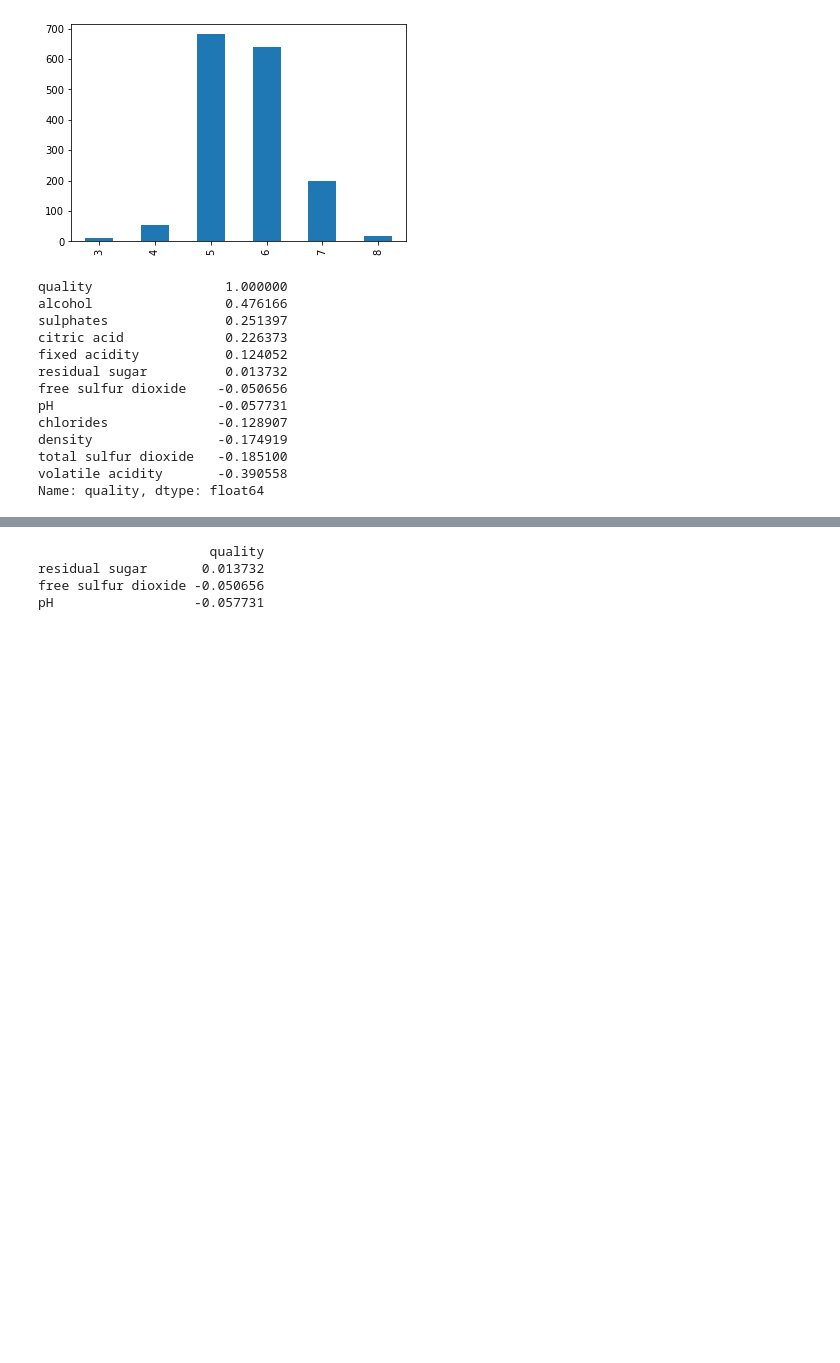
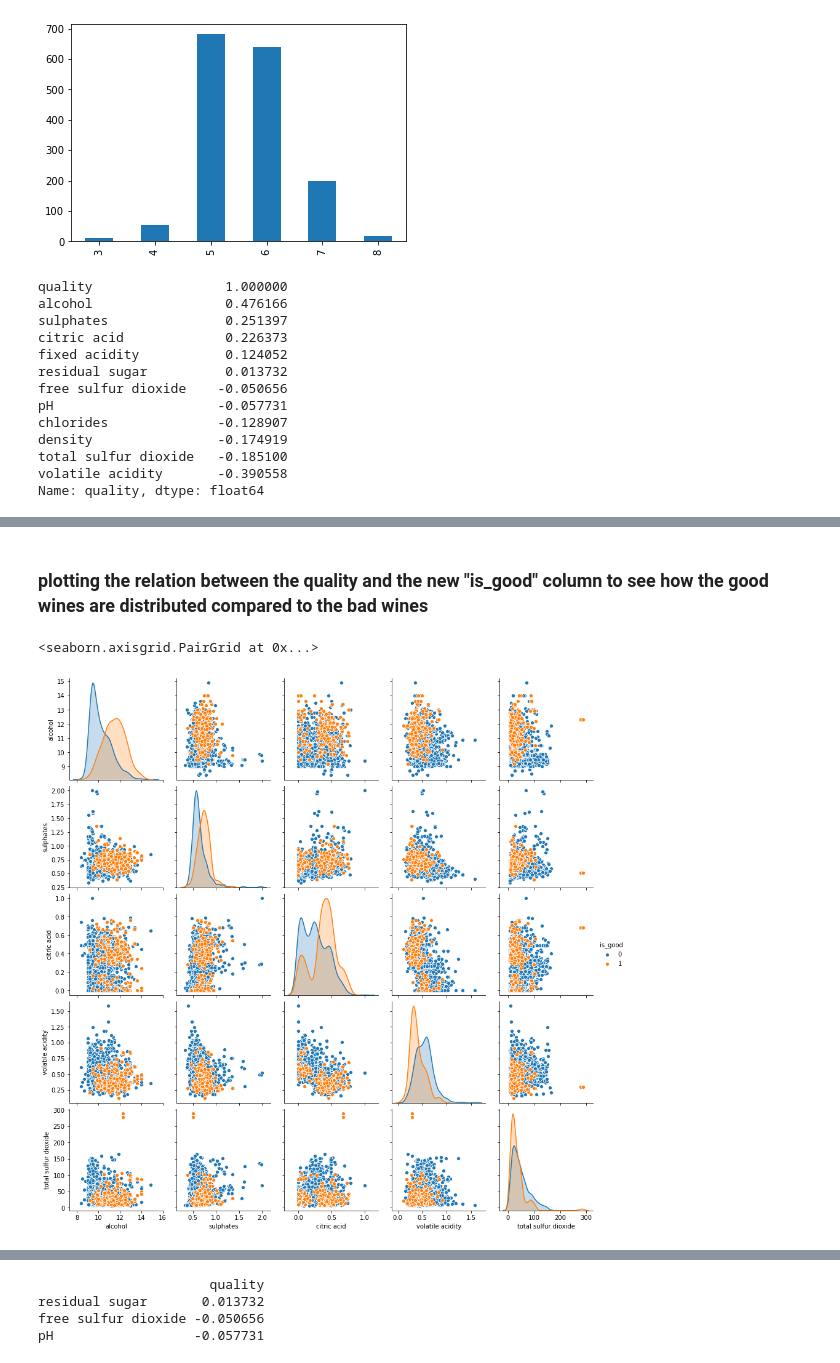
Before and after one commit to EitanKats/data-science-project-sem-a, a Jupyter notebook: Classification.ipynb, the cells around one changed output, grey strips where cells are left out. Saved outputs shown, nothing was run; the diff lists cells and outputs as text; code cells hidden in the pictures; blank space fills up the shorter version.

```diff
--- a/Classification.ipynb
+++ b/Classification.ipynb
@@ -118,0 +141,7 @@ Name: quality, dtype: float64
+# %% [markdown]
+<h3>plotting the relation between the quality and the new "is_good" column to see how the good wines are distributed compared to the bad wines</h3>
+# %%
+sns.pairplot(data=wines_binarized_quality, vars=["alcohol","sulphates","citric acid","volatile acidity", "total sulfur dioxide"],hue="is_good")
+# %% [output]
+<seaborn.axisgrid.PairGrid at 0x...>
+[figure, added]
```
Also changed, not shown: parts of 48 cells of this notebook.
